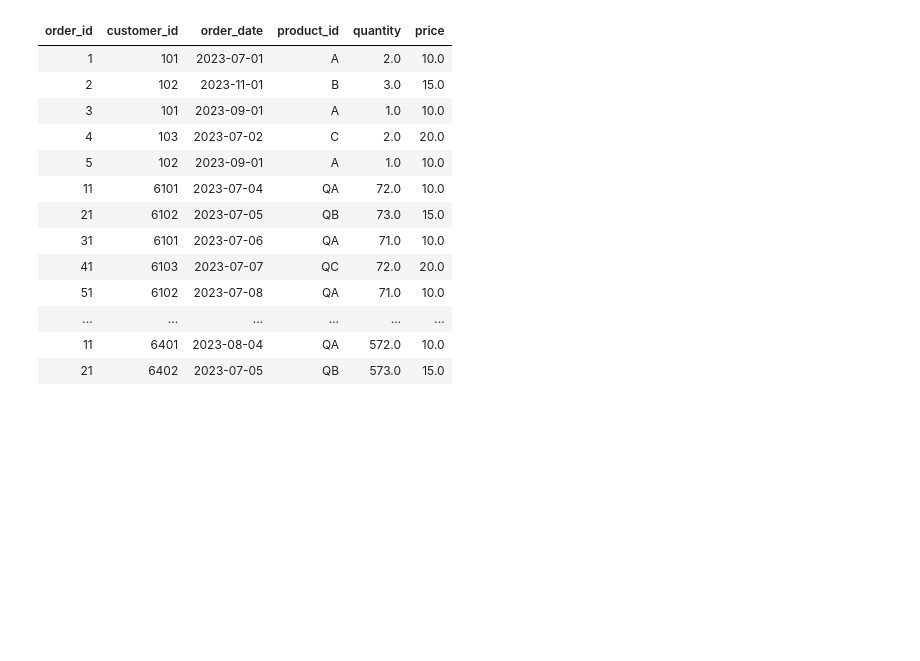
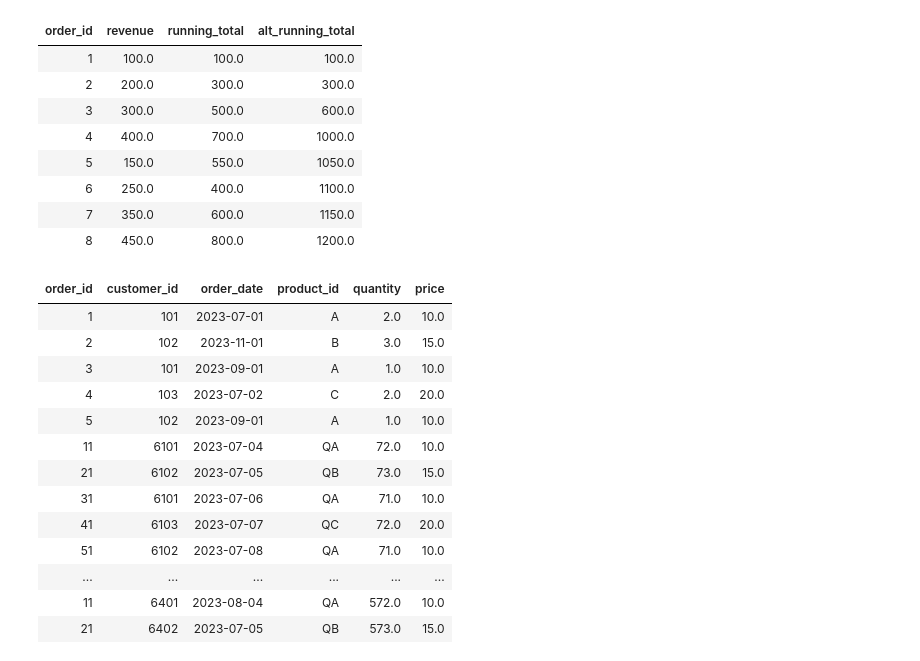
Before and after one commit to samRddhimat/pythonite, a Jupyter notebook: SQLDE_Questions.ipynb, the cells around one changed output. Saved outputs shown, nothing was run; the diff lists cells and outputs as text; code cells hidden in the pictures; blank space fills up the shorter version.

Commit message:
added sales data with rows between

```diff
--- a/SQLDE_Questions.ipynb
+++ b/SQLDE_Questions.ipynb
@@ -1 +41,17 @@
+# %%
+%sql
+select order_id, revenue, sum(revenue) over(order by order_id
+  rows between 1 preceding and current row) as running_total
+  ,sum(revenue) over(order by order_id rows between 3 preceding and current row) as alt_running_total
+  from salesdata
+# %% [output]
+| order_id | revenue | running_total | alt_running_total |
+| 1 | 100.0 | 100.0 | 100.0 |
+| 2 | 200.0 | 300.0 | 300.0 |
+| 3 | 300.0 | 500.0 | 600.0 |
+| 4 | 400.0 | 700.0 | 1000.0 |
+| 5 | 150.0 | 550.0 | 1050.0 |
+| 6 | 250.0 | 400.0 | 1100.0 |
+| 7 | 350.0 | 600.0 | 1150.0 |
+| 8 | 450.0 | 800.0 | 1200.0 |
 # %%
```
Also changed, not shown: parts of 7 cells of this notebook.
